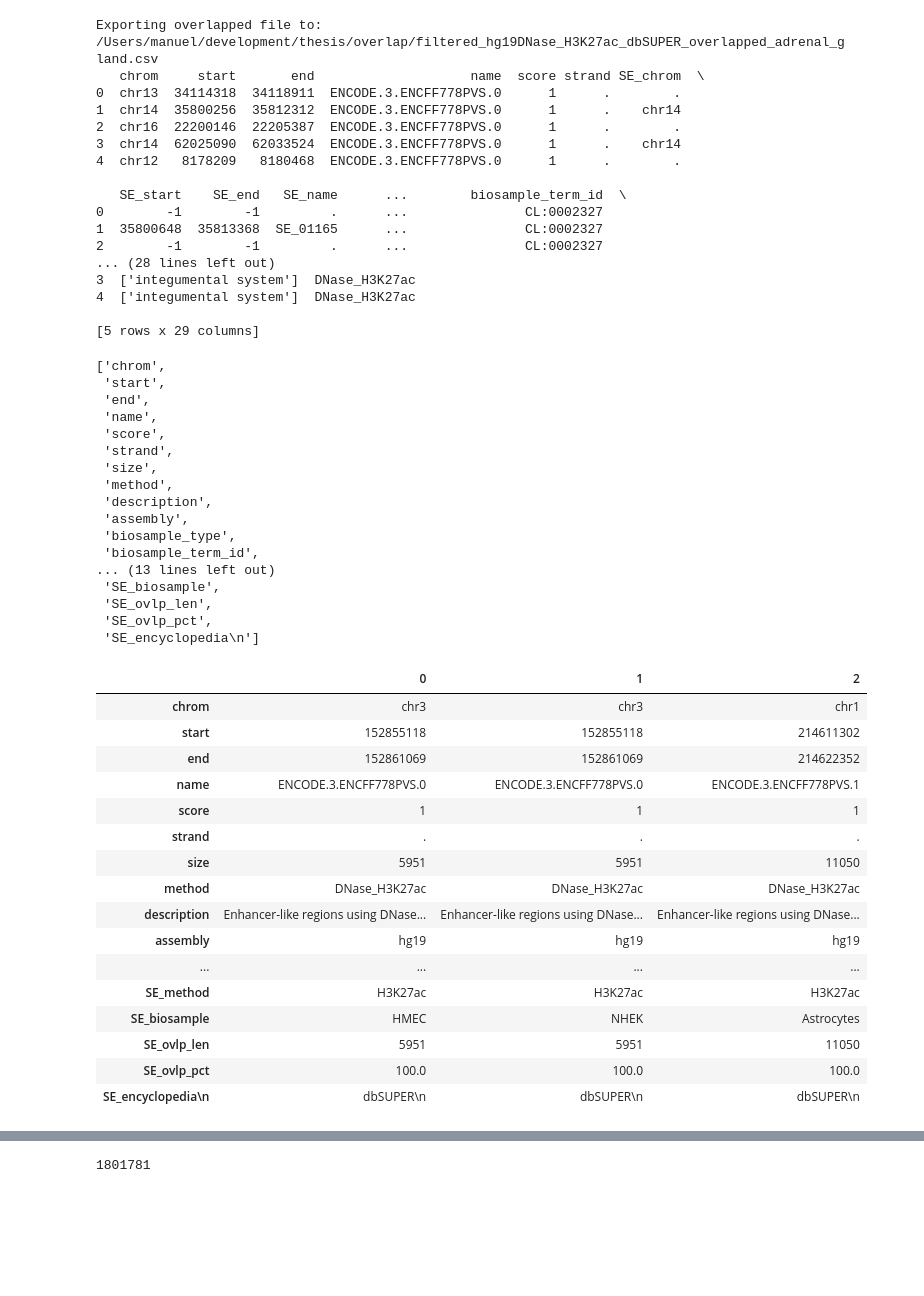
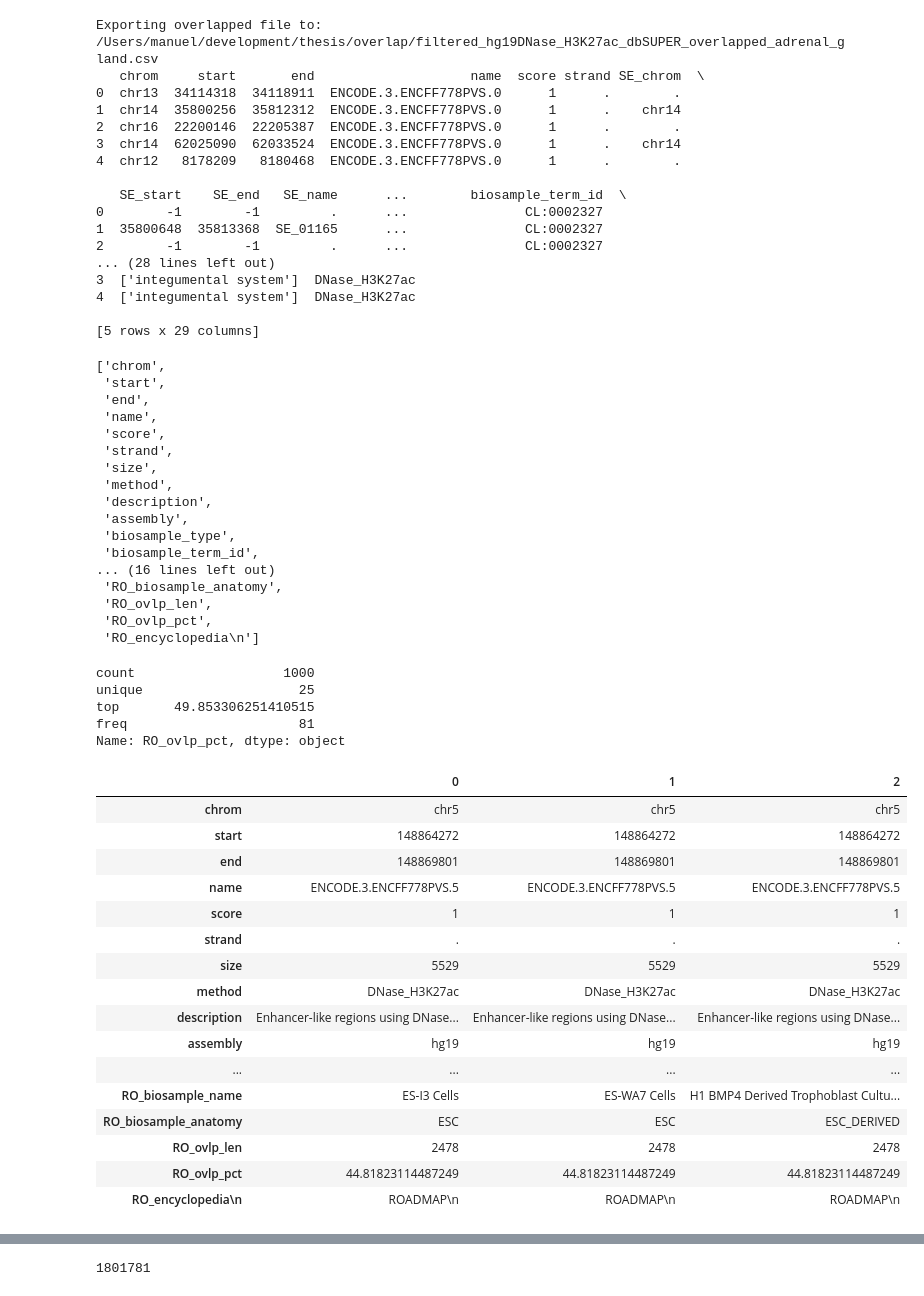
Before and after one commit to mvanzetti/thesis, a Jupyter notebook: notebooks/Encode overlapper analysis.ipynb, the cells around one changed output, grey strips where cells are left out. Drawn from its saved outputs; the diff is of its cells as text; code cells hidden in the pictures; blank space fills up the shorter version.

Commit message:
[#138112767] Now able to overlap Epigenomics Roadmap

```diff
--- a/notebooks/Encode overlapper analysis.ipynb
+++ b/notebooks/Encode overlapper analysis.ipynb
@@ -190,11 +190,11 @@ Exporting overlapped file to: /Users/manuel/development/thesis/overlap/filtered_
 
 [5 rows x 29 columns]
 # %%
-big_overlap_file = '/Users/manuel/development/thesis/overlap/filtered_hg19DNase_H3K27ac_dbSUPER_overlapped.csv'
+big_overlap_file = '/Users/manuel/development/thesis/overlap/filtered_hg19DNase_H3K27ac_ROADMAP_overlapped.csv'
 import pandas as pd
 
 with open(big_overlap_file) as myfile:
-    head = [next(myfile).split('\t') for x in range(4)]
+    head = [next(myfile).split('\t') for x in range(1000)]
 # %%
 head[0]
 # %% [output]
@@ -210,30 +210,42 @@ head[0]
  'assembly',
  'biosample_type',
  'biosample_term_id',
-... (13 lines left out)
- 'SE_biosample',
- 'SE_ovlp_len',
- 'SE_ovlp_pct',
- 'SE_encyclopedia\n']
+... (16 lines left out)
+ 'RO_biosample_anatomy',
+ 'RO_ovlp_len',
+ 'RO_ovlp_pct',
+ 'RO_encyclopedia\n']
 # %%
-df = pd.DataFrame(head[1:4])
+df = pd.DataFrame(head)
 df.columns = head[0]
-df.T
+
+df['RO_ovlp_pct'].describe()
 # %% [output]
-|  | 0 | 1 | 2 |
-| chrom | chr3 | chr3 | chr1 |
-| start | 152855118 | 152855118 | 214611302 |
-| end | 152861069 | 152861069 | 214622352 |
-| name | ENCODE.3.ENCFF778PVS.0 | ENCODE.3.ENCFF778PVS.0 | ENCODE.3.ENCFF778PVS.1 |
-| score | 1 | 1 | 1 |
-| strand | . | . | . |
-| size | 5951 | 5951 | 11050 |
-| method | DNase_H3K27ac | DNase_H3K27ac | DNase_H3K27ac |
-| description | Enhancer-like regions using DNase... | Enhancer-like regions using DNase... | Enhancer-like regions using DNase... |
-| assembly | hg19 | hg19 | hg19 |
-| ... | ... | ... | ... |
-| SE_method | H3K27ac | H3K27ac | H3K27ac |
-| SE_biosample | HMEC | NHEK | Astrocytes |
-| SE_ovlp_len | 5951 | 5951 | 11050 |
-| SE_ovlp_pct | 100.0 | 100.0 | 100.0 |
-| SE_encyclopedia\n | dbSUPER\n | dbSUPER\n | dbSUPER\n |
+count                   1000
+unique                    25
+top       49.853306251410515
+freq                      81
+Name: RO_ovlp_pct, dtype: object
+# %%
+
+df = pd.DataFrame(head[6:9])
+df.columns = head[0]
+df.T
+# %% [output]
+|  | 0 | 1 | 2 |
+| chrom | chr5 | chr5 | chr5 |
+| start | 148864272 | 148864272 | 148864272 |
+| end | 148869801 | 148869801 | 148869801 |
+| name | ENCODE.3.ENCFF778PVS.5 | ENCODE.3.ENCFF778PVS.5 | ENCODE.3.ENCFF778PVS.5 |
+| score | 1 | 1 | 1 |
+| strand | . | . | . |
+| size | 5529 | 5529 | 5529 |
+| method | DNase_H3K27ac | DNase_H3K27ac | DNase_H3K27ac |
+| description | Enhancer-like regions using DNase... | Enhancer-like regions using DNase... | Enhancer-like regions using DNase... |
+| assembly | hg19 | hg19 | hg19 |
+| ... | ... | ... | ... |
+| RO_biosample_name | ES-I3 Cells | ES-WA7 Cells | H1 BMP4 Derived Trophoblast Cultu... |
+| RO_biosample_anatomy | ESC | ESC | ESC_DERIVED |
+| RO_ovlp_len | 2478 | 2478 | 2478 |
+| RO_ovlp_pct | 44.81823114487249 | 44.81823114487249 | 44.81823114487249 |
+| RO_encyclopedia\n | ROADMAP\n | ROADMAP\n | ROADMAP\n |
```
Also changed, not shown: parts of 2 cells of this notebook, 8 other files.
